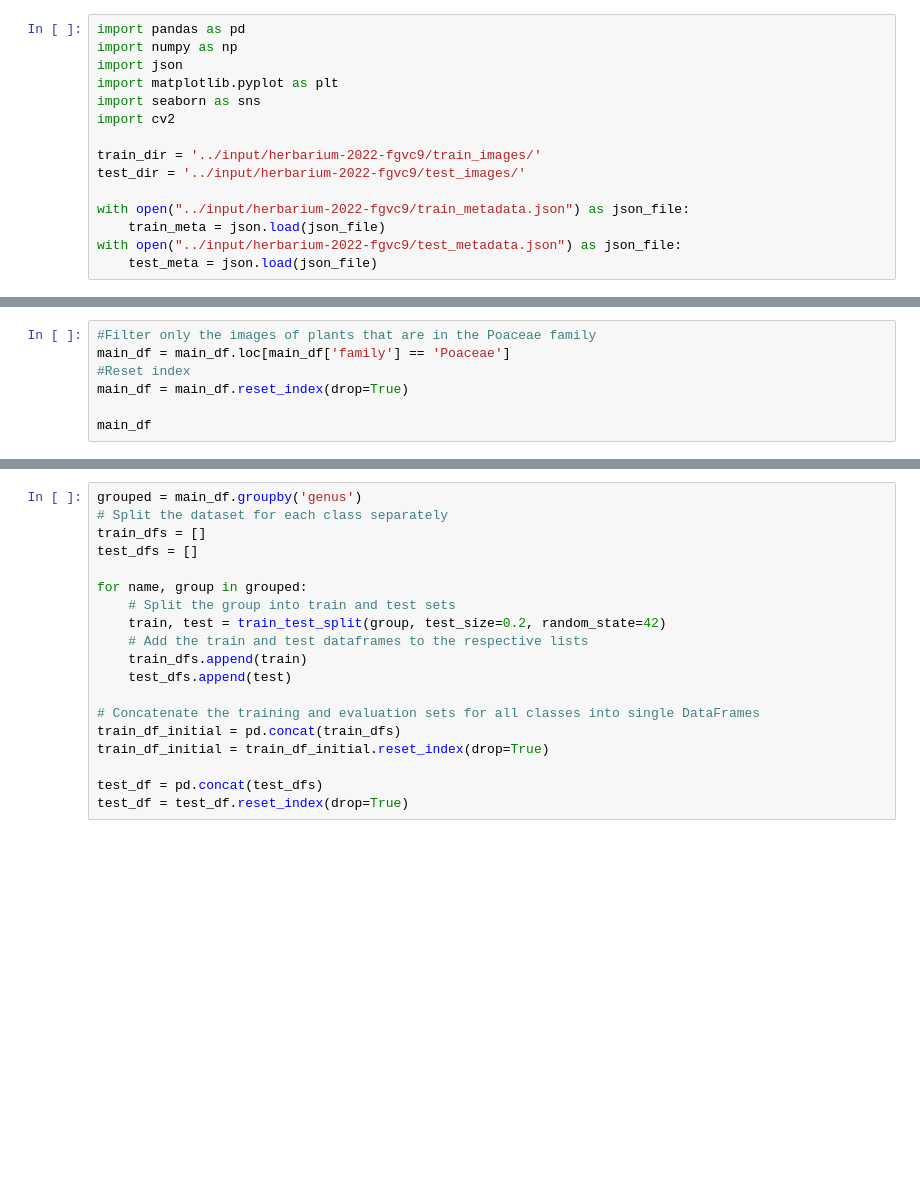
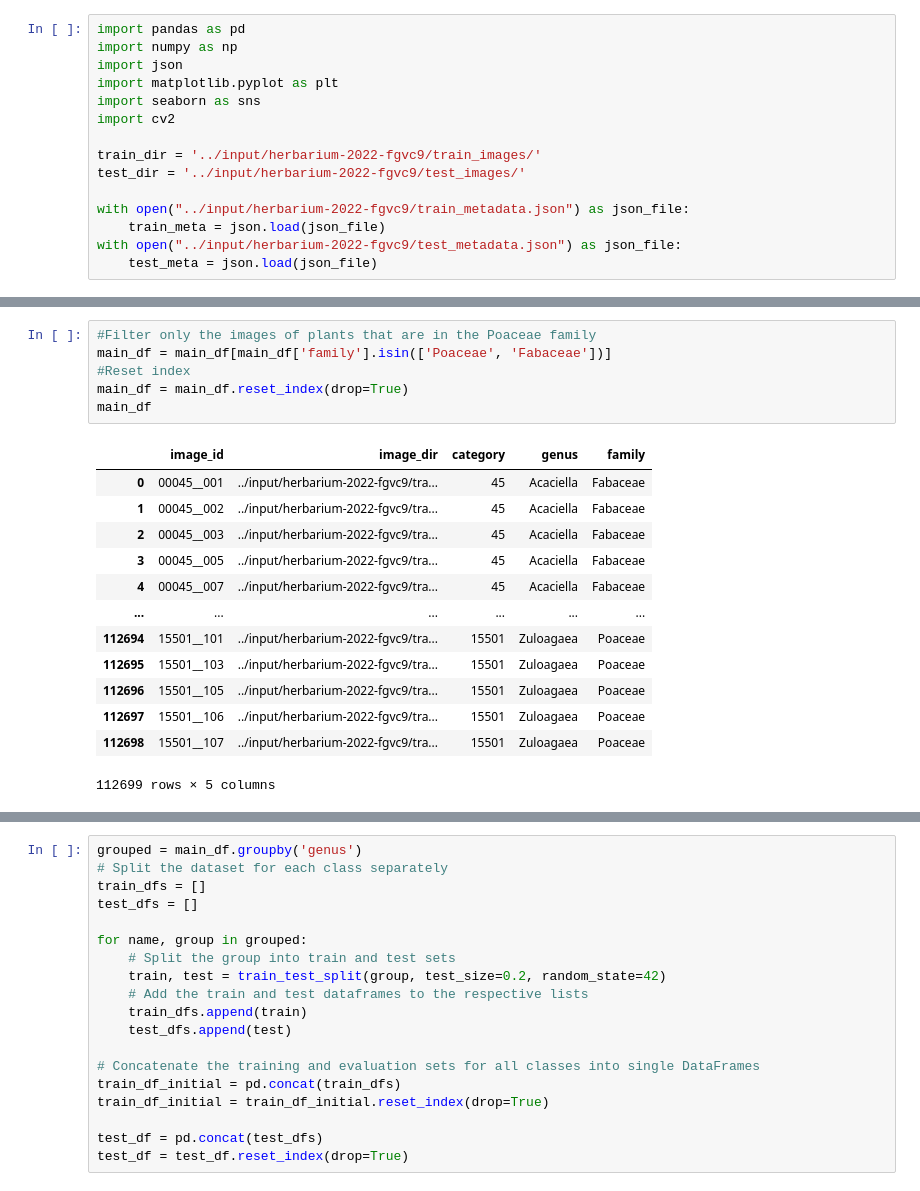
Before and after one commit to Advell/Herbarium-Plant-Classification, a Jupyter notebook: Notebook3.ipynb, the cells around one changed output, grey strips where cells are left out. Cells and saved outputs as stored; diff of their text form; blank space fills up the shorter version.

```diff
--- a/Notebook3.ipynb
+++ b/Notebook3.ipynb
@@ -63,10 +106,23 @@ main_df
 # %%
 #Filter only the images of plants that are in the Poaceae family
-main_df = main_df.loc[main_df['family'] == 'Poaceae']
+main_df = main_df[main_df['family'].isin(['Poaceae', 'Fabaceae'])]
 #Reset index
 main_df = main_df.reset_index(drop=True)
-
 main_df
+# %% [output]
+|  | image_id | image_dir | category | genus | family |
+| 0 | 00045__001 | ../input/herbarium-2022-fgvc9/tra... | 45 | Acaciella | Fabaceae |
+| 1 | 00045__002 | ../input/herbarium-2022-fgvc9/tra... | 45 | Acaciella | Fabaceae |
+| 2 | 00045__003 | ../input/herbarium-2022-fgvc9/tra... | 45 | Acaciella | Fabaceae |
+| 3 | 00045__005 | ../input/herbarium-2022-fgvc9/tra... | 45 | Acaciella | Fabaceae |
+| 4 | 00045__007 | ../input/herbarium-2022-fgvc9/tra... | 45 | Acaciella | Fabaceae |
+| ... | ... | ... | ... | ... | ... |
+| 112694 | 15501__101 | ../input/herbarium-2022-fgvc9/tra... | 15501 | Zuloagaea | Poaceae |
+| 112695 | 15501__103 | ../input/herbarium-2022-fgvc9/tra... | 15501 | Zuloagaea | Poaceae |
+| 112696 | 15501__105 | ../input/herbarium-2022-fgvc9/tra... | 15501 | Zuloagaea | Poaceae |
+| 112697 | 15501__106 | ../input/herbarium-2022-fgvc9/tra... | 15501 | Zuloagaea | Poaceae |
+| 112698 | 15501__107 | ../input/herbarium-2022-fgvc9/tra... | 15501 | Zuloagaea | Poaceae |
+112699 rows × 5 columns
 # %%
 import os
 import torch
```
Also changed, not shown: parts of 14 cells of this notebook.
